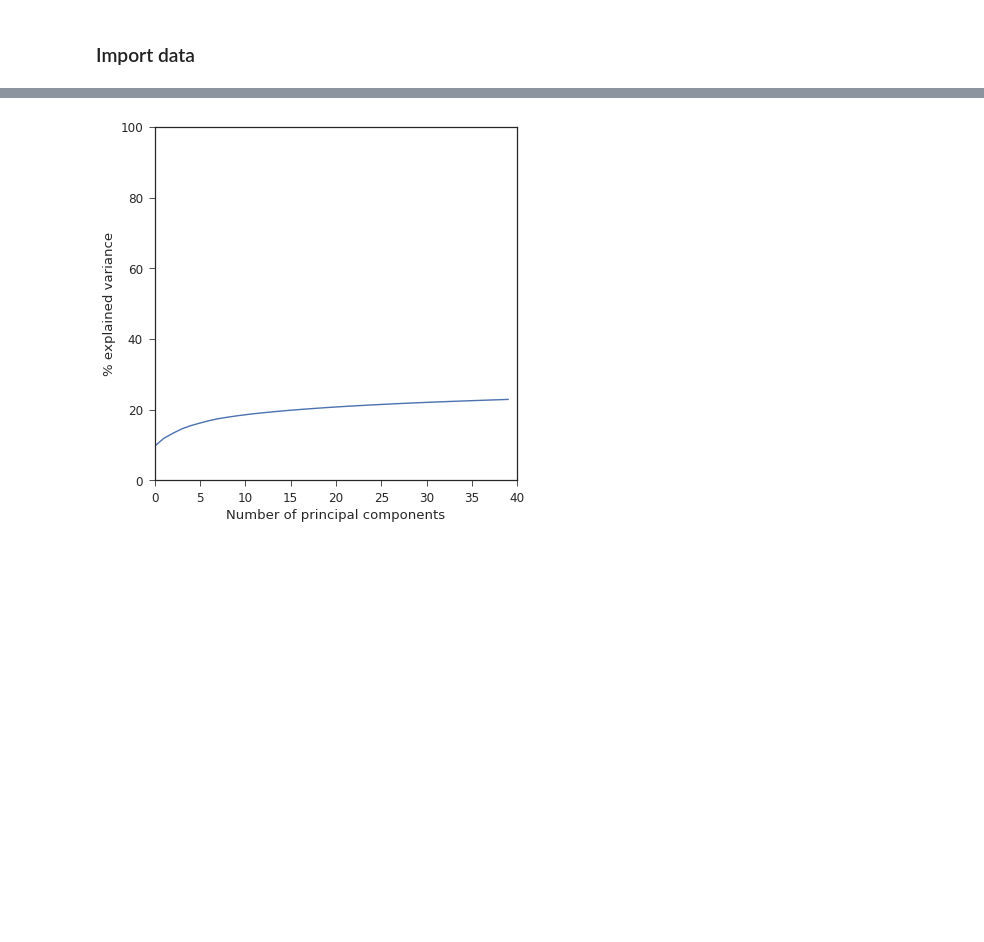
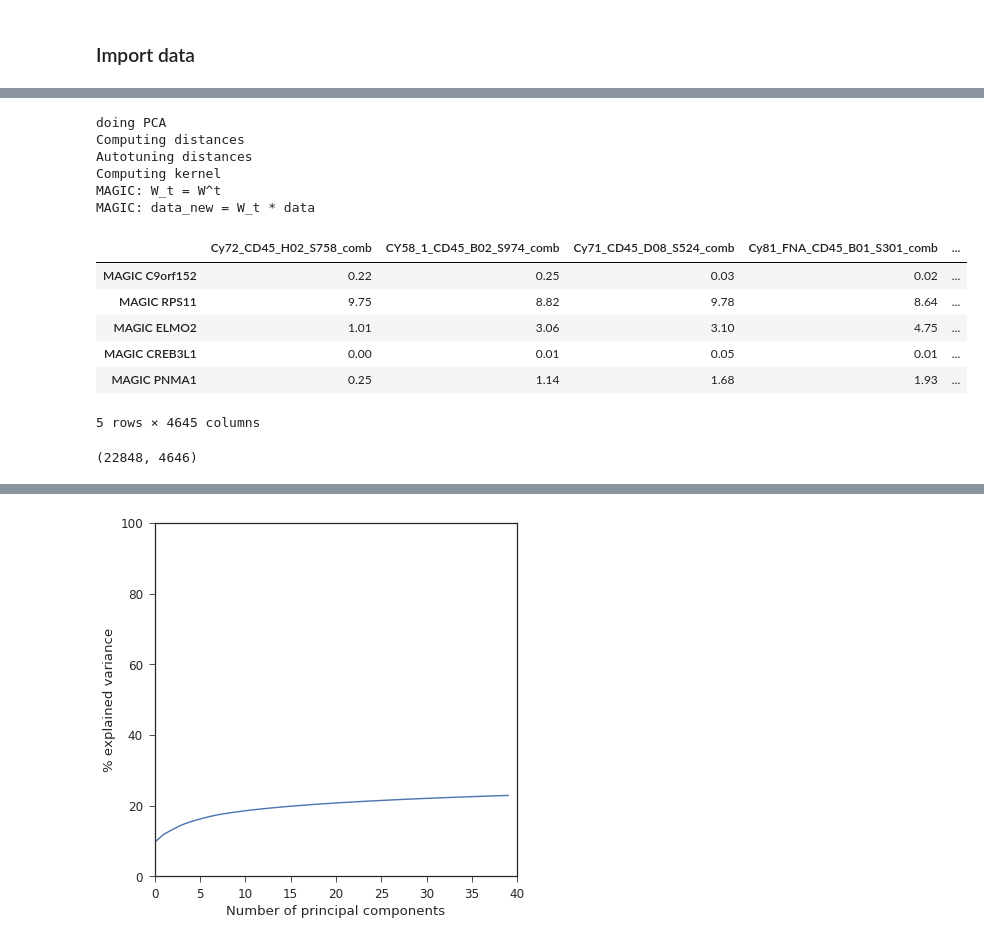
Before and after one commit to ajitjohnson/PythonScripts, a Jupyter notebook: Melanoma single-cell data for ImSig.ipynb, the cells around one changed output, grey strips where cells are left out. Saved outputs shown, nothing was run; the diff lists cells and outputs as text; code cells hidden in the pictures; blank space fills up the shorter version.

```diff
--- a/Melanoma single-cell data for ImSig.ipynb
+++ b/Melanoma single-cell data for ImSig.ipynb
@@ -47,0 +46,24 @@ tsne=None
+# %%
+# Run MAGIC
+mel_sc.run_magic(n_pca_components=100, random_pca=True, t=6, k=30,
+                 ka=10, epsilon=1, rescale_percent=99)
+# %% [output]
+doing PCA
+Computing distances
+Autotuning distances
+Computing kernel
+MAGIC: W_t = W^t
+MAGIC: data_new = W_t * data
+# %%
+# Output imputed file
+mat = np.transpose(mel_sc.magic.data)
+mat = mat.round(2)
+mat.head(5)
+# %% [output]
+|  | Cy72_CD45_H02_S758_comb | CY58_1_CD45_B02_S974_comb | Cy71_CD45_D08_S524_comb | Cy81_FNA_CD45_B01_S301_comb | ... |
+| MAGIC C9orf152 | 0.22 | 0.25 | 0.03 | 0.02 | ... |
+| MAGIC RPS11 | 9.75 | 8.82 | 9.78 | 8.64 | ... |
+| MAGIC ELMO2 | 1.01 | 3.06 | 3.10 | 4.75 | ... |
+| MAGIC CREB3L1 | 0.00 | 0.01 | 0.05 | 0.01 | ... |
+| MAGIC PNMA1 | 0.25 | 1.14 | 1.68 | 1.93 | ... |
+5 rows × 4645 columns
@@ -47,0 +76,4 @@ tsne=None
+# %%
+result1.shape
+# %% [output]
+(22848, 4646)
```
Also changed, not shown: parts of 16 cells of this notebook.
